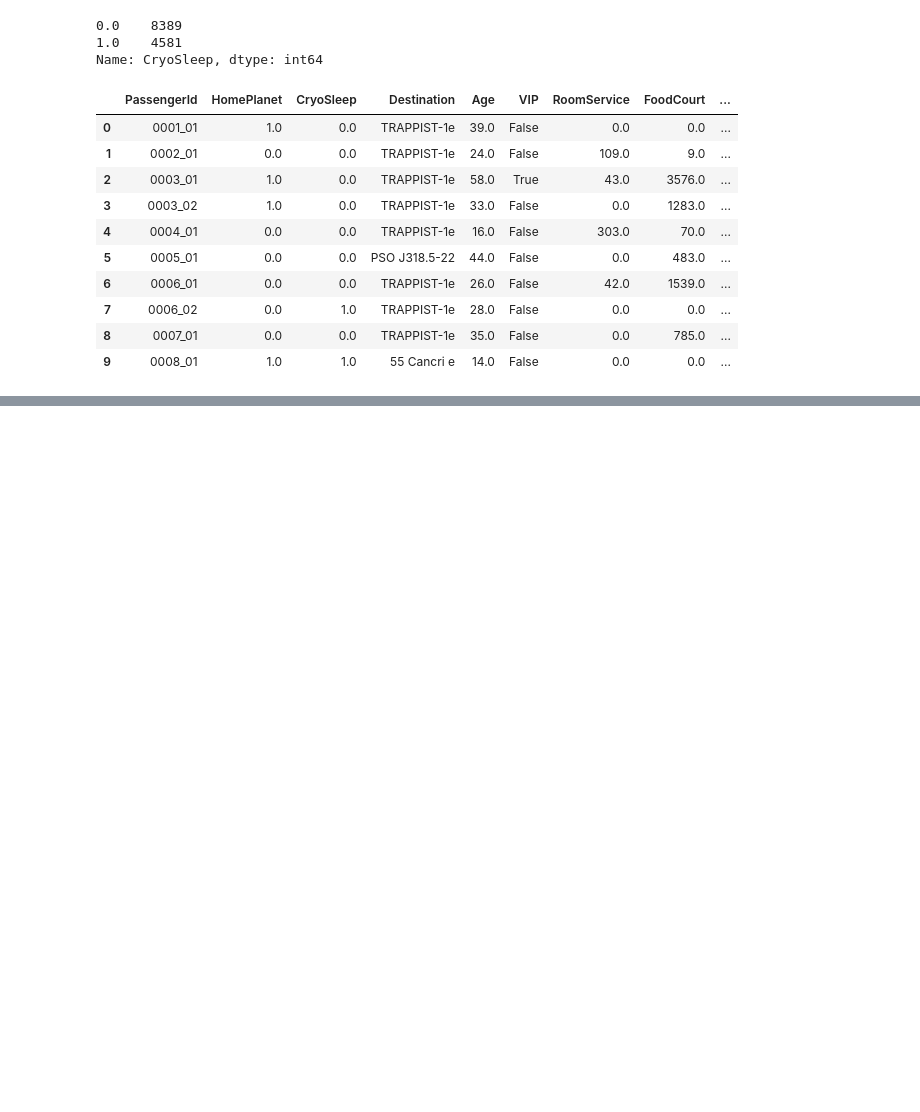
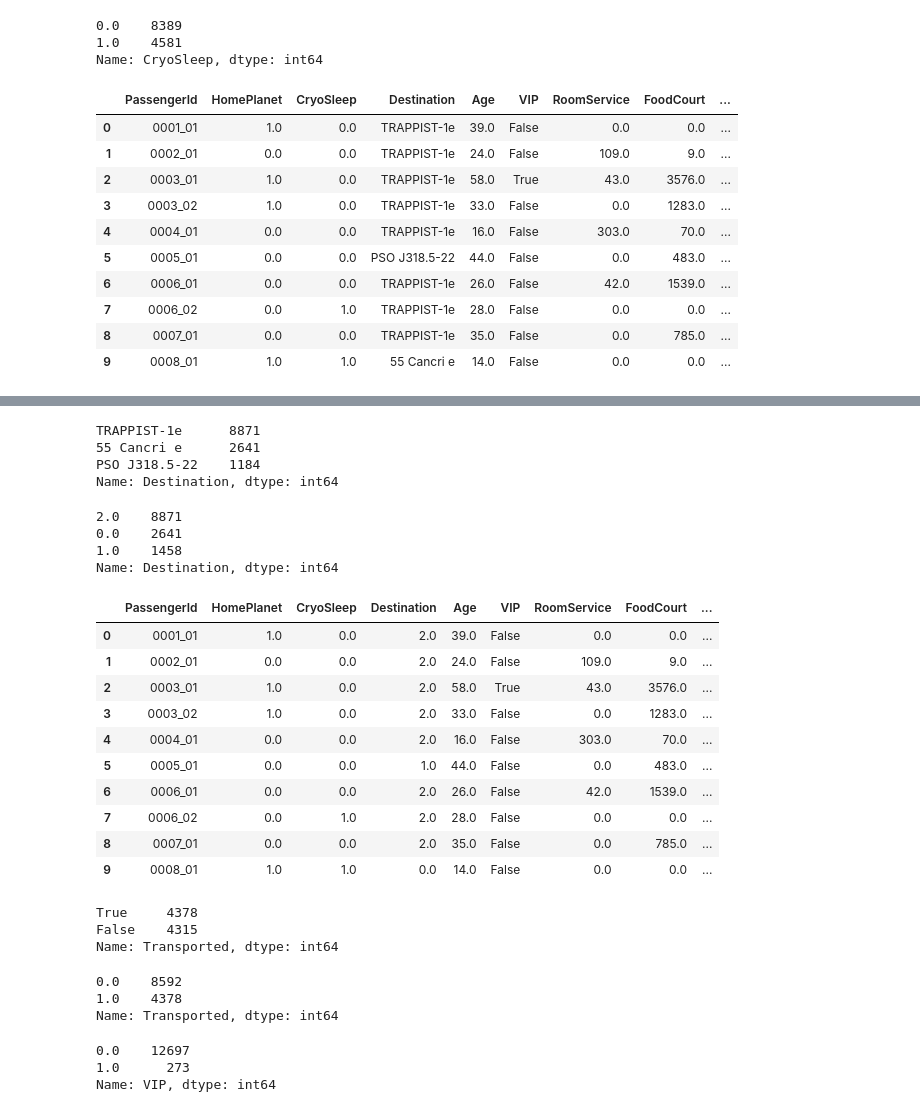
Before and after one commit to Gugah007/Projeto-ML-Classificacao-Spaceship-Titanic-em-Python, a Jupyter notebook: SpaceTitanic.ipynb, the cells around one changed output, grey strips where cells are left out. Saved outputs shown, nothing was run; the diff lists cells and outputs as text; code cells hidden in the pictures; blank space fills up the shorter version.

```diff
--- a/SpaceTitanic.ipynb
+++ b/SpaceTitanic.ipynb
@@ -355,0 +301,50 @@ plt.show()
+# %%
+# Visualizando a coluna Destination
+df_total.Destination.value_counts()
+# %% [output]
+TRAPPIST-1e      8871
+55 Cancri e      2641
+PSO J318.5-22    1184
+Name: Destination, dtype: int64
+# %%
+# Fazendo a transformação de objeto para numero inteiro
+df_total['Destination'] = LabelEncoder().fit_transform(df_total['Destination'])
+# %%
+# Transformando os valores acima de 2 em nan
+df_total['Destination'] = np.where(df_total['Destination'] < 3, df_total['Destination'], np.nan)
+# %%
+# Preenchendo os valores NaN com a media
+df_total['Destination'] = df_total['Destination'].fillna(int(df_total['Destination'].mean()))
+# %%
+# Visualizando novamente a coluna Destination
+# TRAPPIST-1e == 2
+# 55 Cancri e == 0
+# PSO J318.5-22 == 1
+df_total.Destination.value_counts()
+# %% [output]
+2.0    8871
+0.0    2641
+1.0    1458
+Name: Destination, dtype: int64
+# %%
+# Visualizando o dataset
+df_total.head(10)
+# %% [output]
+|  | PassengerId | HomePlanet | CryoSleep | Destination | Age | VIP | RoomService | FoodCourt | ... |
+| 0 | 0001_01 | 1.0 | 0.0 | 2.0 | 39.0 | False | 0.0 | 0.0 | ... |
+| 1 | 0002_01 | 0.0 | 0.0 | 2.0 | 24.0 | False | 109.0 | 9.0 | ... |
+| 2 | 0003_01 | 1.0 | 0.0 | 2.0 | 58.0 | True | 43.0 | 3576.0 | ... |
+| 3 | 0003_02 | 1.0 | 0.0 | 2.0 | 33.0 | False | 0.0 | 1283.0 | ... |
+| 4 | 0004_01 | 0.0 | 0.0 | 2.0 | 16.0 | False | 303.0 | 70.0 | ... |
+| 5 | 0005_01 | 0.0 | 0.0 | 1.0 | 44.0 | False | 0.0 | 483.0 | ... |
+| 6 | 0006_01 | 0.0 | 0.0 | 2.0 | 26.0 | False | 42.0 | 1539.0 | ... |
+| 7 | 0006_02 | 0.0 | 1.0 | 2.0 | 28.0 | False | 0.0 | 0.0 | ... |
+| 8 | 0007_01 | 0.0 | 0.0 | 2.0 | 35.0 | False | 0.0 | 785.0 | ... |
+| 9 | 0008_01 | 1.0 | 1.0 | 0.0 | 14.0 | False | 0.0 | 0.0 | ... |
+# %%
+# Visualizando a coluna Transported
+df_total.Transported.value_counts()
+# %% [output]
+True     4378
+False    4315
+Name: Transported, dtype: int64
@@ -355,0 +360,7 @@ plt.show()
+# %%
+# Visualizando a coluna Transported
+df_total.Transported.value_counts()
+# %% [output]
+0.0    8592
+1.0    4378
+Name: Transported, dtype: int64
@@ -355,0 +376,7 @@ plt.show()
+# %%
+# Visualizando a coluna Transported
+df_total.VIP.value_counts()
+# %% [output]
+0.0    12697
+1.0      273
+Name: VIP, dtype: int64
```
Also changed, not shown: parts of 21 cells of this notebook.
